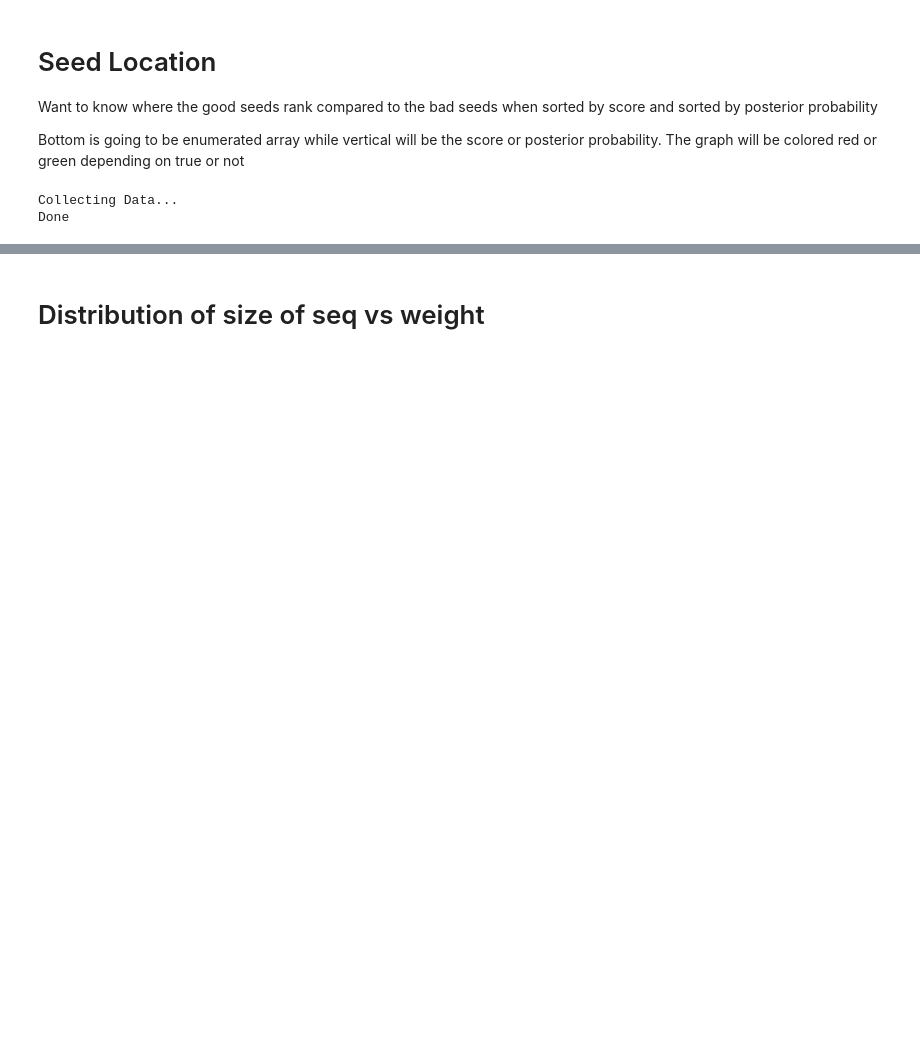
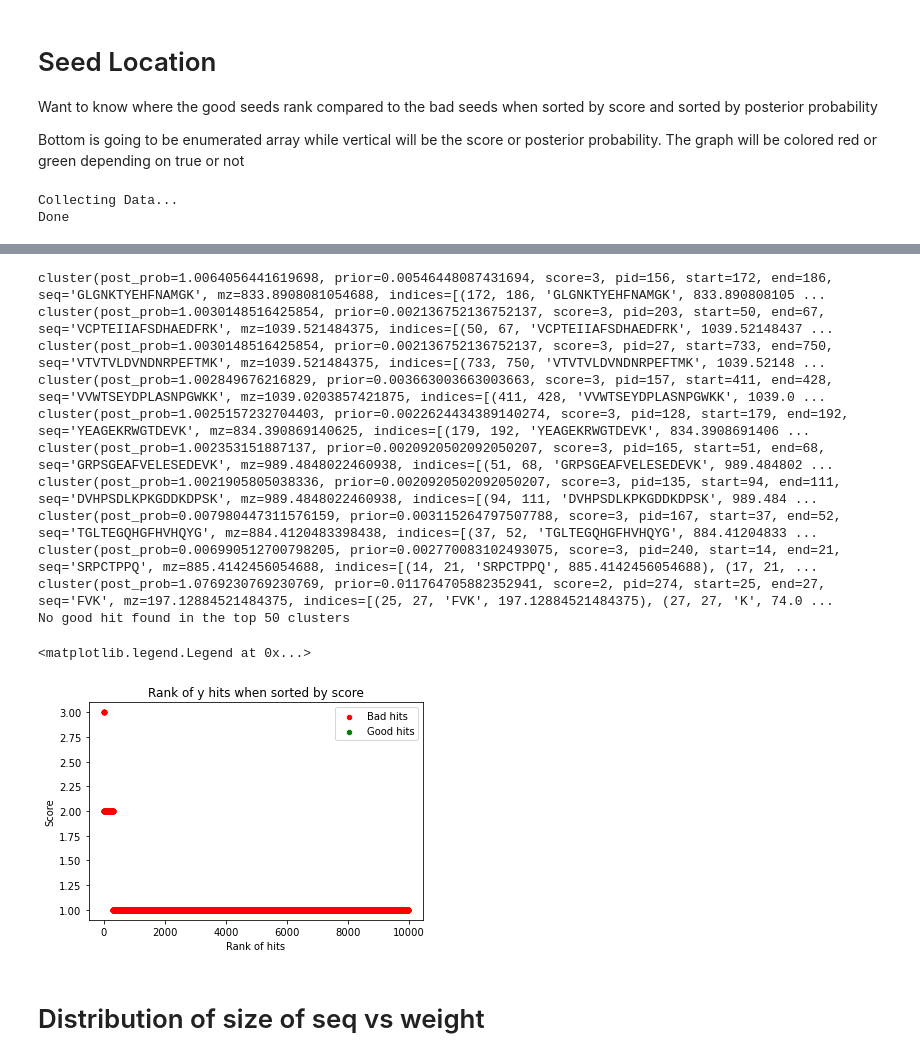
Before and after one commit to ryanlayerlab/hypedsearch, a Jupyter notebook: src/testing_framework/jupyter notebooks/Boundary mapping.ipynb, the cells around one changed output, grey strips where cells are left out. Cells and saved outputs as stored; diff of their text form; code cells hidden in the pictures; blank space fills up the shorter version.

```diff
--- a/src/testing_framework/Boundary mapping.ipynb
+++ b/src/testing_framework/jupyter notebooks/Boundary mapping.ipynb
@@ -644,20 +645,35 @@ plt.legend()
 # %%
 ion = 'y'
 found = False
-for i in range(0,50):
+for i in range(0,10):
     target_cluster = y_sorted_clusters[i]
+    print(target_cluster)
     assessment, _ = testing_utils.is_good_hit(target_cluster.seq, ion, correct_sequence)
     if assessment == True:
         print('Good hit found at:', i)
         found = True
 if not found:
     print("No good hit found in the top 50 clusters")
 plt.scatter(y_bad_indexes, y_bad_scores, color = 'r', label = 'Bad hits', s = 20)
 plt.scatter(y_good_indexes, y_good_scores, color = 'g', label = 'Good hits', s = 20)
 plt.title('Rank of y hits when sorted by score')
 plt.xlabel('Rank of hits')
 plt.ylabel('Score')
 plt.legend()
+# %% [output]
+cluster(post_prob=1.0064056441619698, prior=0.00546448087431694, score=3, pid=156, start=172, end=186, seq='GLGNKTYEHFNAMGK', mz=833.8908081054688, indices=[(172, 186, 'GLGNKTYEHFNAMGK', 833.890808105 ...
+cluster(post_prob=1.0030148516425854, prior=0.002136752136752137, score=3, pid=203, start=50, end=67, seq='VCPTEIIAFSDHAEDFRK', mz=1039.521484375, indices=[(50, 67, 'VCPTEIIAFSDHAEDFRK', 1039.52148437 ...
+cluster(post_prob=1.0030148516425854, prior=0.002136752136752137, score=3, pid=27, start=733, end=750, seq='VTVTVLDVNDNRPEFTMK', mz=1039.521484375, indices=[(733, 750, 'VTVTVLDVNDNRPEFTMK', 1039.52148 ...
+cluster(post_prob=1.002849676216829, prior=0.003663003663003663, score=3, pid=157, start=411, end=428, seq='VVWTSEYDPLASNPGWKK', mz=1039.0203857421875, indices=[(411, 428, 'VVWTSEYDPLASNPGWKK', 1039.0 ...
+cluster(post_prob=1.0025157232704403, prior=0.0022624434389140274, score=3, pid=128, start=179, end=192, seq='YEAGEKRWGTDEVK', mz=834.390869140625, indices=[(179, 192, 'YEAGEKRWGTDEVK', 834.3908691406 ...
+cluster(post_prob=1.002353151887137, prior=0.0020920502092050207, score=3, pid=165, start=51, end=68, seq='GRPSGEAFVELESEDEVK', mz=989.4848022460938, indices=[(51, 68, 'GRPSGEAFVELESEDEVK', 989.484802 ...
+cluster(post_prob=1.0021905805038336, prior=0.0020920502092050207, score=3, pid=135, start=94, end=111, seq='DVHPSDLKPKGDDKDPSK', mz=989.4848022460938, indices=[(94, 111, 'DVHPSDLKPKGDDKDPSK', 989.484 ...
+cluster(post_prob=0.007980447311576159, prior=0.003115264797507788, score=3, pid=167, start=37, end=52, seq='TGLTEGQHGFHVHQYG', mz=884.4120483398438, indices=[(37, 52, 'TGLTEGQHGFHVHQYG', 884.41204833 ...
+cluster(post_prob=0.006990512700798205, prior=0.002770083102493075, score=3, pid=240, start=14, end=21, seq='SRPCTPPQ', mz=885.4142456054688, indices=[(14, 21, 'SRPCTPPQ', 885.4142456054688), (17, 21, ...
+cluster(post_prob=1.0769230769230769, prior=0.011764705882352941, score=2, pid=274, start=25, end=27, seq='FVK', mz=197.12884521484375, indices=[(25, 27, 'FVK', 197.12884521484375), (27, 27, 'K', 74.0 ...
+No good hit found in the top 50 clusters
+<matplotlib.legend.Legend at 0x...>
+[figure, added]
 # %% [markdown]
 # Distribution of size of seq vs weight
 # %%
```
Also changed, not shown: parts of 13 cells of this notebook, 25 other files.
